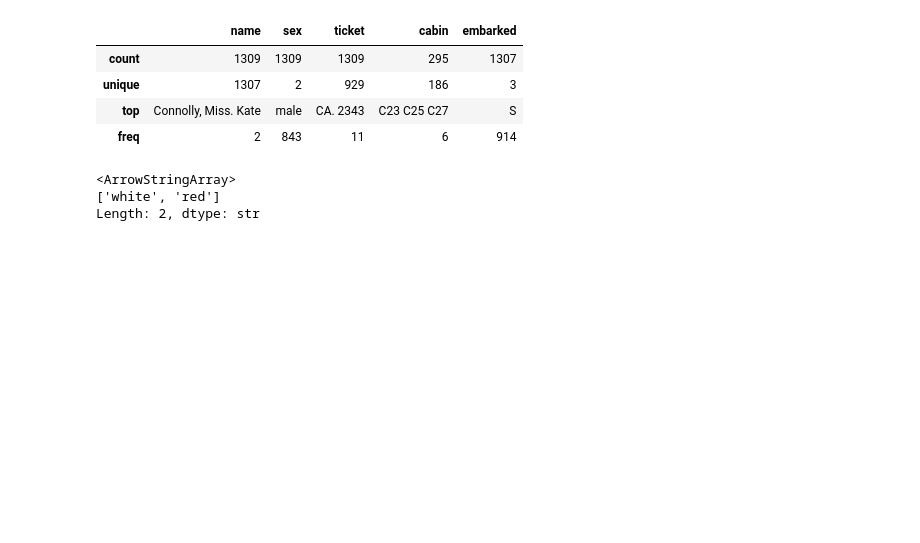
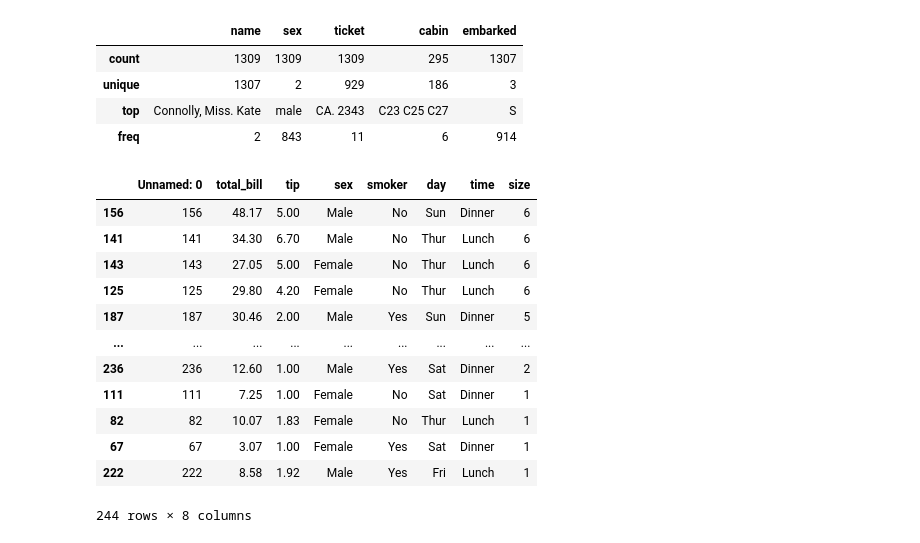
Before and after one commit to avnish-007/temp-repo, a Jupyter notebook: not_so_imp.ipynb, the cells around one changed output. Drawn from its saved outputs; the diff is of its cells as text; code cells hidden in the pictures; blank space fills up the shorter version.

```diff
--- a/not_so_imp.ipynb
+++ b/not_so_imp.ipynb
@@ -546,6 +546,17 @@ See https://pandas.pydata.org/docs/user_guide/migration-3-strings.html#string-mi
 # var.columns  --> It will return the column names
 # %%
+Tips.sort_values(by='size', ascending=False)
 # %% [output]
+|  | Unnamed: 0 | total_bill | tip | sex | smoker | day | time | size |
+| 156 | 156 | 48.17 | 5.00 | Male | No | Sun | Dinner | 6 |
+| 141 | 141 | 34.30 | 6.70 | Male | No | Thur | Lunch | 6 |
+| 143 | 143 | 27.05 | 5.00 | Female | No | Thur | Lunch | 6 |
+| 125 | 125 | 29.80 | 4.20 | Female | No | Thur | Lunch | 6 |
+| 187 | 187 | 30.46 | 2.00 | Male | Yes | Sun | Dinner | 5 |
+| ... | ... | ... | ... | ... | ... | ... | ... | ... |
+| 236 | 236 | 12.60 | 1.00 | Male | Yes | Sat | Dinner | 2 |
+| 111 | 111 | 7.25 | 1.00 | Female | No | Sat | Dinner | 1 |
+| 82 | 82 | 10.07 | 1.83 | Female | No | Thur | Lunch | 1 |
+| 67 | 67 | 3.07 | 1.00 | Female | Yes | Sat | Dinner | 1 |
+| 222 | 222 | 8.58 | 1.92 | Male | Yes | Fri | Lunch | 1 |
-<ArrowStringArray>
-['white', 'red']
-Length: 2, dtype: str
+244 rows × 8 columns
```
Also changed, not shown: parts of 5 cells of this notebook.
